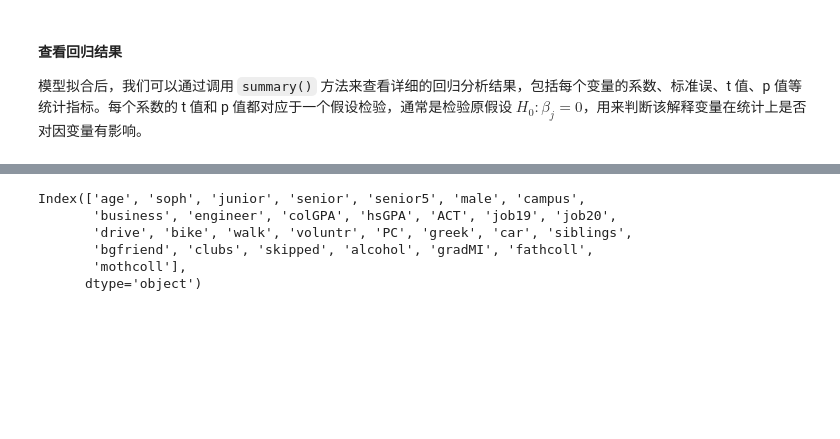
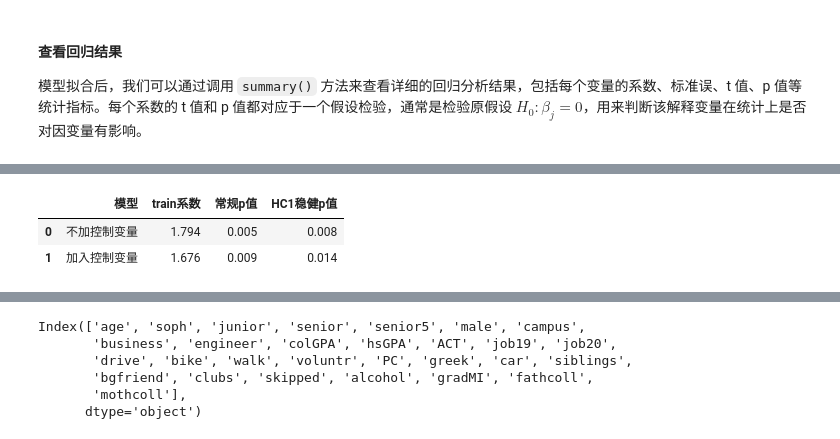
Before and after one commit to itsaquestion/py4ss_v4, a Jupyter notebook: book_parts/stats/03-linear_reg.ipynb, the cells around one changed output, grey strips where cells are left out. Saved outputs shown, nothing was run; the diff lists cells and outputs as text; code cells hidden in the pictures; blank space fills up the shorter version.

```diff
--- a/book_parts/stats/03-linear_reg.ipynb
+++ b/book_parts/stats/03-linear_reg.ipynb
@@ -184,0 +324,8 @@ $$
+# %%
+# 估计不加控制变量的就业培训回归
+X_train_simple = jtrain2_data[["train"]]
+X_train_simple = sm.add_constant(X_train_simple)  # 添加截距项
+Y_train = jtrain2_data["re78"]
+
+train_simple_results = sm.OLS(Y_train, X_train_simple).fit()
+print(train_simple_results.summary())
@@ -184,0 +350,8 @@ $$
+# %%
+# 估计加入控制变量后的就业培训回归
+control_vars = ["train", "age", "educ", "black", "hisp", "married", "nodegree", "re74", "re75"]
+X_train_control = jtrain2_data[control_vars]
+X_train_control = sm.add_constant(X_train_control)  # 添加截距项
+
+train_control_results = sm.OLS(Y_train, X_train_control).fit()
+print(train_control_results.summary())
@@ -184,0 +376,19 @@ $$
+# %%
+# 比较两个模型中train系数的常规标准误和HC1稳健标准误
+simple_robust = train_simple_results.get_robustcov_results(cov_type="HC1")
+control_robust = train_control_results.get_robustcov_results(cov_type="HC1")
+
+train_compare = pd.DataFrame(
+    {
+        "模型": ["不加控制变量", "加入控制变量"],
+        "train系数": [train_simple_results.params["train"], train_control_results.params["train"]],
+        "常规p值": [train_simple_results.pvalues["train"], train_control_results.pvalues["train"]],
+        "HC1稳健p值": [simple_robust.pvalues[1], control_robust.pvalues[1]],
+    }
+)
+
+train_compare.round(3)
+# %% [output]
+|  | 模型 | train系数 | 常规p值 | HC1稳健p值 |
+| 0 | 不加控制变量 | 1.794 | 0.005 | 0.008 |
+| 1 | 加入控制变量 | 1.676 | 0.009 | 0.014 |
```
Also changed, not shown: parts of 22 cells of this notebook, 3 other files.
